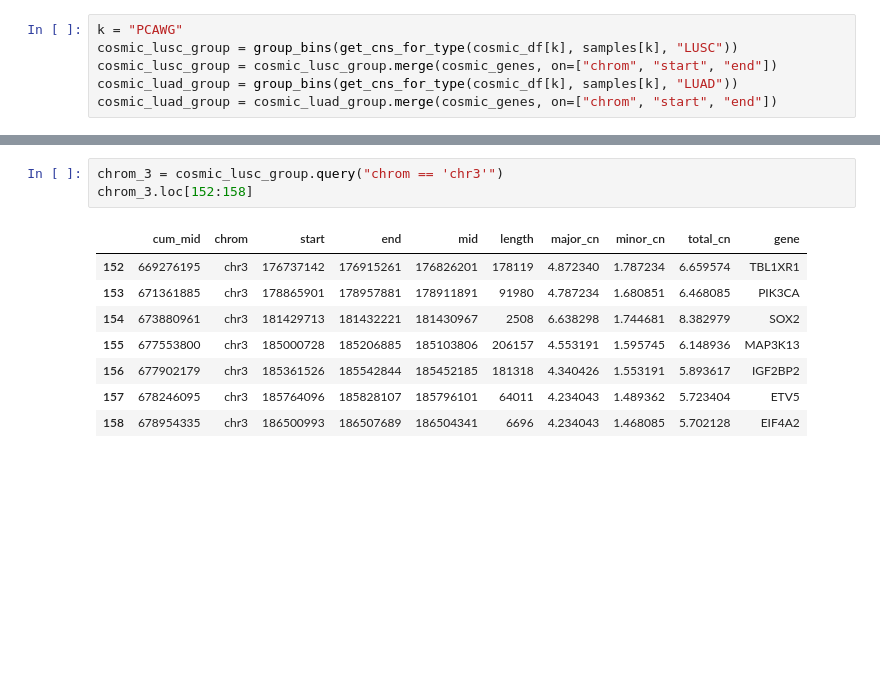
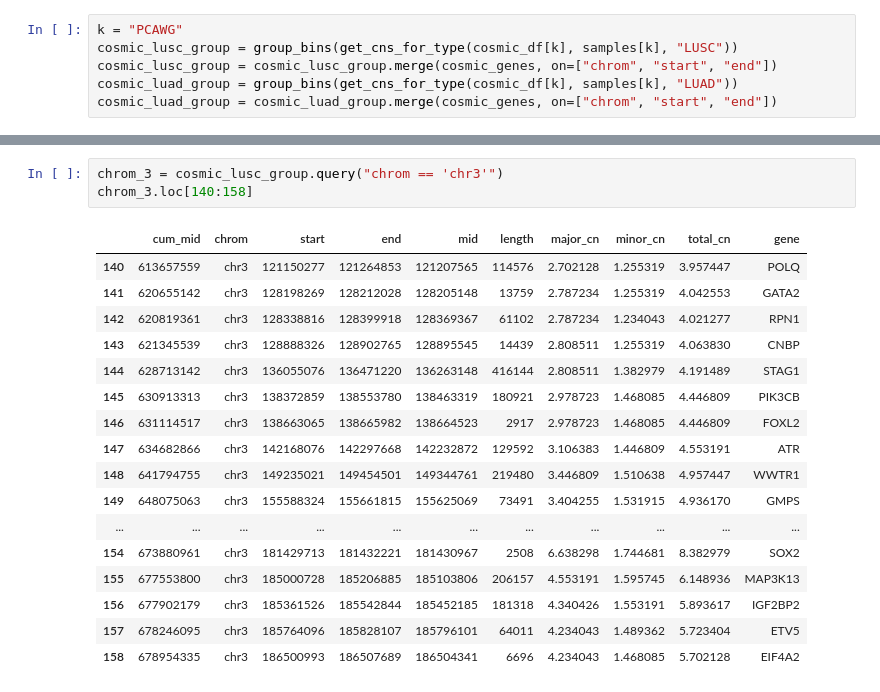
Before and after one commit to ICCB-Cologne/CNSistent, a Jupyter notebook: notebooks/analyze/analyze_lung.ipynb, the cells around one changed output, grey strips where cells are left out. Saved outputs shown, nothing was run; the diff lists cells and outputs as text; blank space fills up the shorter version.

```diff
--- a/notebooks/analyze/analyze_lung.ipynb
+++ b/notebooks/analyze/analyze_lung.ipynb
@@ -149,10 +149,19 @@ plt.show()
 # %%
 chrom_3 = cosmic_lusc_group.query("chrom == 'chr3'")
-chrom_3.loc[152:158]
+chrom_3.loc[140:158]
 # %% [output]
 |  | cum_mid | chrom | start | end | mid | length | major_cn | minor_cn | total_cn | gene |
-| 152 | 669276195 | chr3 | 176737142 | 176915261 | 176826201 | 178119 | 4.872340 | 1.787234 | 6.659574 | TBL1XR1 |
-| 153 | 671361885 | chr3 | 178865901 | 178957881 | 178911891 | 91980 | 4.787234 | 1.680851 | 6.468085 | PIK3CA |
+| 140 | 613657559 | chr3 | 121150277 | 121264853 | 121207565 | 114576 | 2.702128 | 1.255319 | 3.957447 | POLQ |
+| 141 | 620655142 | chr3 | 128198269 | 128212028 | 128205148 | 13759 | 2.787234 | 1.255319 | 4.042553 | GATA2 |
+| 142 | 620819361 | chr3 | 128338816 | 128399918 | 128369367 | 61102 | 2.787234 | 1.234043 | 4.021277 | RPN1 |
+| 143 | 621345539 | chr3 | 128888326 | 128902765 | 128895545 | 14439 | 2.808511 | 1.255319 | 4.063830 | CNBP |
+| 144 | 628713142 | chr3 | 136055076 | 136471220 | 136263148 | 416144 | 2.808511 | 1.382979 | 4.191489 | STAG1 |
+| 145 | 630913313 | chr3 | 138372859 | 138553780 | 138463319 | 180921 | 2.978723 | 1.468085 | 4.446809 | PIK3CB |
+| 146 | 631114517 | chr3 | 138663065 | 138665982 | 138664523 | 2917 | 2.978723 | 1.468085 | 4.446809 | FOXL2 |
+| 147 | 634682866 | chr3 | 142168076 | 142297668 | 142232872 | 129592 | 3.106383 | 1.446809 | 4.553191 | ATR |
+| 148 | 641794755 | chr3 | 149235021 | 149454501 | 149344761 | 219480 | 3.446809 | 1.510638 | 4.957447 | WWTR1 |
+| 149 | 648075063 | chr3 | 155588324 | 155661815 | 155625069 | 73491 | 3.404255 | 1.531915 | 4.936170 | GMPS |
+| ... | ... | ... | ... | ... | ... | ... | ... | ... | ... | ... |
 | 154 | 673880961 | chr3 | 181429713 | 181432221 | 181430967 | 2508 | 6.638298 | 1.744681 | 8.382979 | SOX2 |
 | 155 | 677553800 | chr3 | 185000728 | 185206885 | 185103806 | 206157 | 4.553191 | 1.595745 | 6.148936 | MAP3K13 |
 | 156 | 677902179 | chr3 | 185361526 | 185542844 | 185452185 | 181318 | 4.340426 | 1.553191 | 5.893617 | IGF2BP2 |
```
Also changed, not shown: parts of 6 cells of this notebook, 6 other files.
